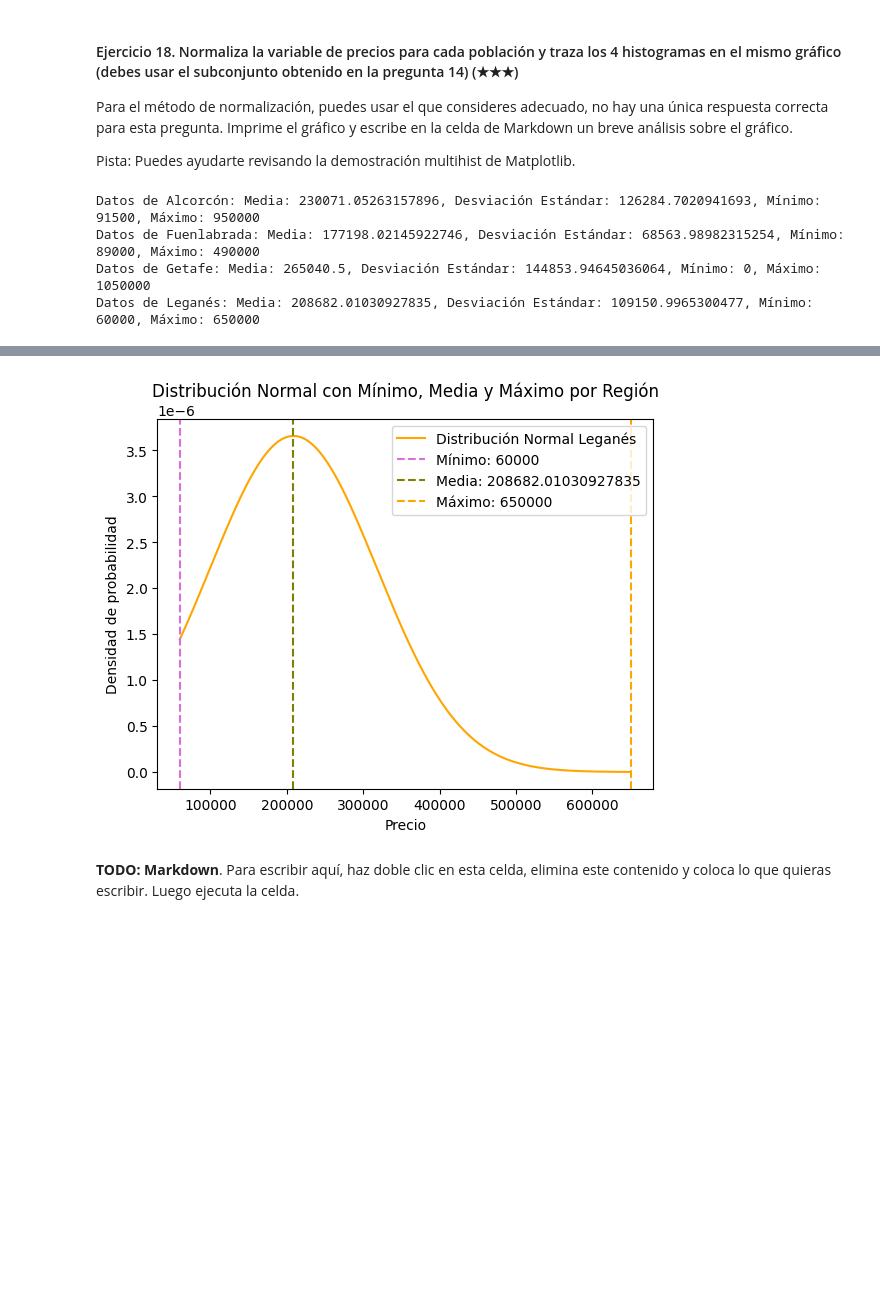
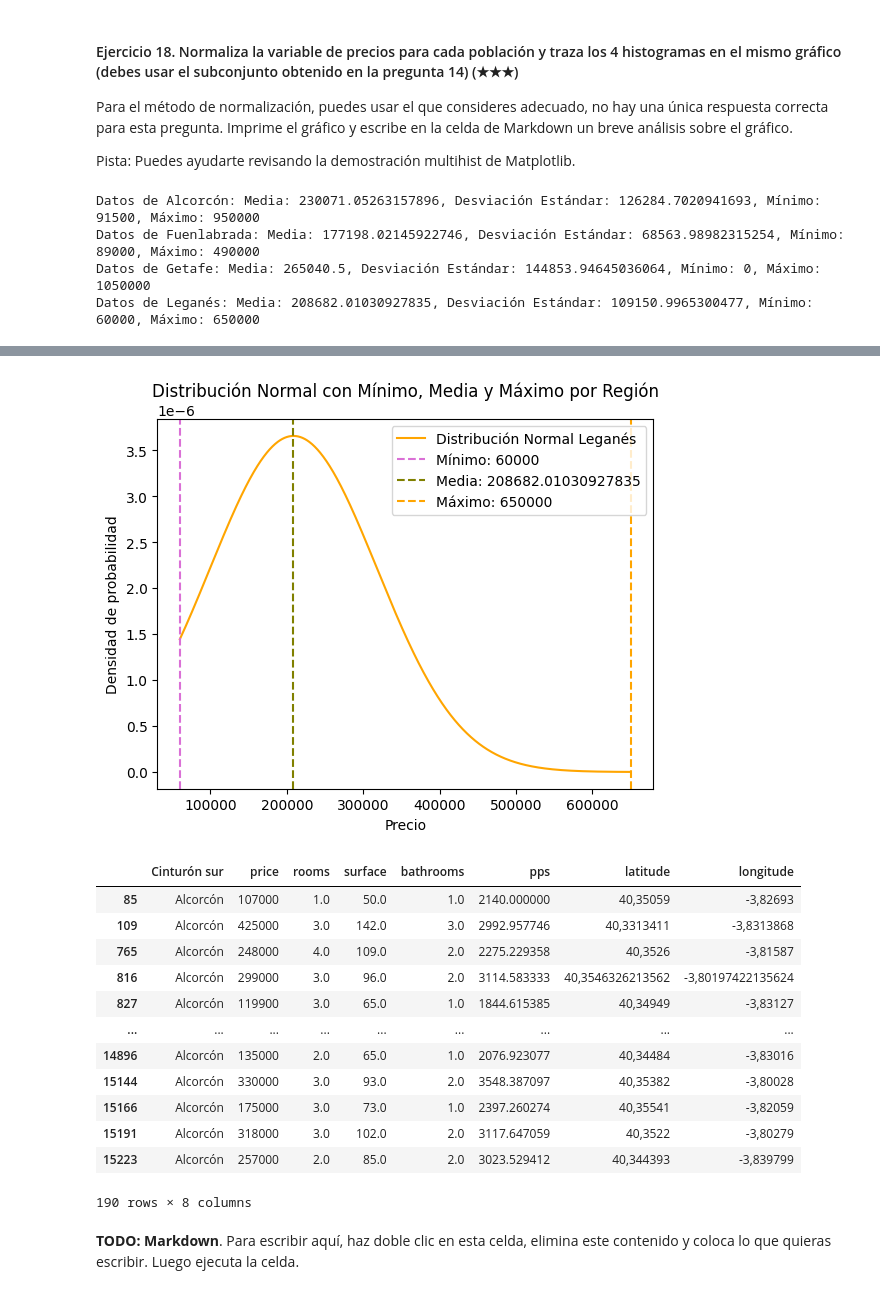
Before and after one commit to josephx-19/realestate-datacleanup-exercise, a Jupyter notebook: project.es.ipynb, the cells around one changed output, grey strips where cells are left out. Saved outputs shown, nothing was run; the diff lists cells and outputs as text; code cells hidden in the pictures; blank space fills up the shorter version.

```diff
--- a/project.es.ipynb
+++ b/project.es.ipynb
@@ -418,6 +418,11 @@ Pista: Puedes ayudarte revisando la demostración multihist de Matplotlib.
 import numpy as np
 import matplotlib.pyplot as plt
 from scipy.stats import norm
+
+Alcorcón= df.loc[df["Cinturón sur"] == "Alcorcón"]
+Fuenlabrada= df.loc[df["Cinturón sur"] == "Fuenlabrada"]
+Getafe= df.loc[df["Cinturón sur"] == "Getafe"]
+Leganés= df.loc[df["Cinturón sur"] == "Leganés"]
 
 min_Alcorcón = Alcorcón["price"].min()
 max_Alcorcón = Alcorcón["price"].max()
@@ -486,33 +491,46 @@ plt.axvline(max_Getafe, color='fuchsia', linestyle='dashed', label=f'Máximo: {m
 
 plt.title('Distribución Normal con Mínimo, Media y Máximo por Región')
 plt.xlabel('Precio')
 plt.ylabel('Densidad de probabilidad')
 
 plt.legend()
 
 plt.show()
 
 plt.plot(x_range_Leganés, n4, label='Distribución Normal Leganés', color='orange')
 plt.axvline(min_Leganés, color='orchid', linestyle='dashed', label=f'Mínimo: {min_Leganés}')
 plt.axvline(mean_Leganés, color='olive', linestyle='dashed', label=f'Media: {mean_Leganés}')
 plt.axvline(max_Leganés, color='orange', linestyle='dashed', label=f'Máximo: {max_Leganés}')
 
 plt.title('Distribución Normal con Mínimo, Media y Máximo por Región')
 plt.xlabel('Precio')
 plt.ylabel('Densidad de probabilidad')
 
 plt.legend()
 
 plt.show()
 # %% [output]
 Datos de Alcorcón: Media: 230071.05263157896, Desviación Estándar: 126284.7020941693, Mínimo: 91500, Máximo: 950000
 Datos de Fuenlabrada: Media: 177198.02145922746, Desviación Estándar: 68563.98982315254, Mínimo: 89000, Máximo: 490000
 Datos de Getafe: Media: 265040.5, Desviación Estándar: 144853.94645036064, Mínimo: 0, Máximo: 1050000
 Datos de Leganés: Media: 208682.01030927835, Desviación Estándar: 109150.9965300477, Mínimo: 60000, Máximo: 650000
 [figure]
 [figure]
 [figure]
 [figure]
+|  | Cinturón sur | price | rooms | surface | bathrooms | pps | latitude | longitude |
+| 85 | Alcorcón | 107000 | 1.0 | 50.0 | 1.0 | 2140.000000 | 40,35059 | -3,82693 |
+| 109 | Alcorcón | 425000 | 3.0 | 142.0 | 3.0 | 2992.957746 | 40,3313411 | -3,8313868 |
+| 765 | Alcorcón | 248000 | 4.0 | 109.0 | 2.0 | 2275.229358 | 40,3526 | -3,81587 |
+| 816 | Alcorcón | 299000 | 3.0 | 96.0 | 2.0 | 3114.583333 | 40,3546326213562 | -3,80197422135624 |
+| 827 | Alcorcón | 119900 | 3.0 | 65.0 | 1.0 | 1844.615385 | 40,34949 | -3,83127 |
+| ... | ... | ... | ... | ... | ... | ... | ... | ... |
+| 14896 | Alcorcón | 135000 | 2.0 | 65.0 | 1.0 | 2076.923077 | 40,34484 | -3,83016 |
+| 15144 | Alcorcón | 330000 | 3.0 | 93.0 | 2.0 | 3548.387097 | 40,35382 | -3,80028 |
+| 15166 | Alcorcón | 175000 | 3.0 | 73.0 | 1.0 | 2397.260274 | 40,35541 | -3,82059 |
+| 15191 | Alcorcón | 318000 | 3.0 | 102.0 | 2.0 | 3117.647059 | 40,3522 | -3,80279 |
+| 15223 | Alcorcón | 257000 | 2.0 | 85.0 | 2.0 | 3023.529412 | 40,344393 | -3,839799 |
+190 rows × 8 columns
 # %% [markdown]
 **TODO: Markdown**. Para escribir aquí, haz doble clic en esta celda, elimina este contenido y coloca lo que quieras escribir. Luego ejecuta la celda.
 # %% [markdown]
```
